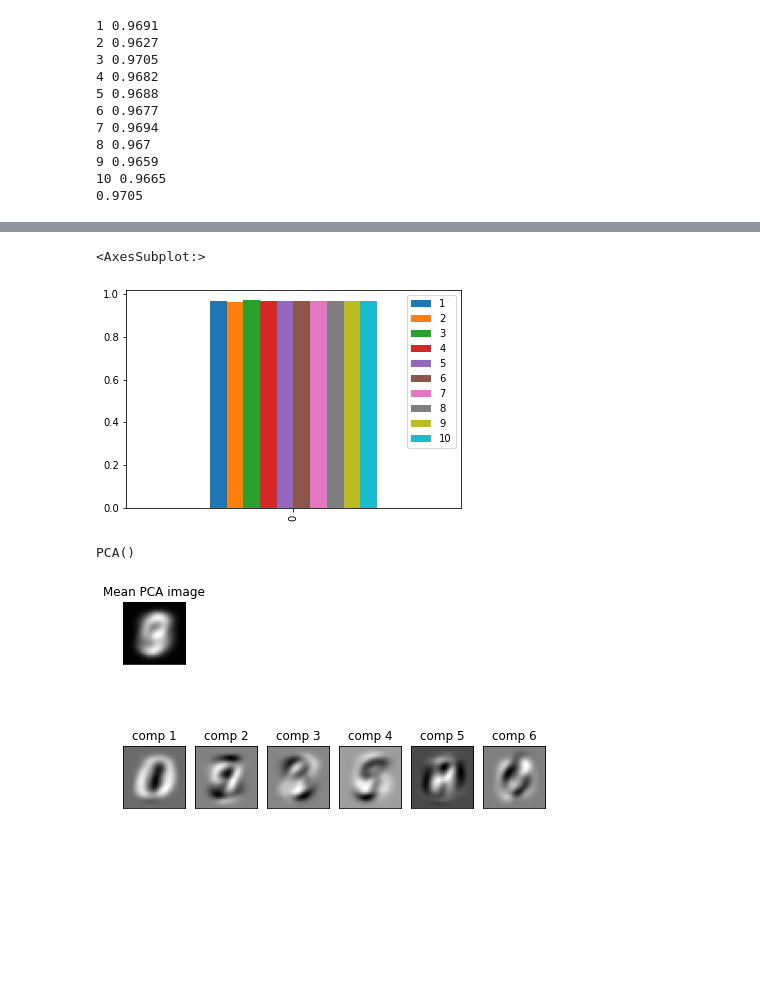
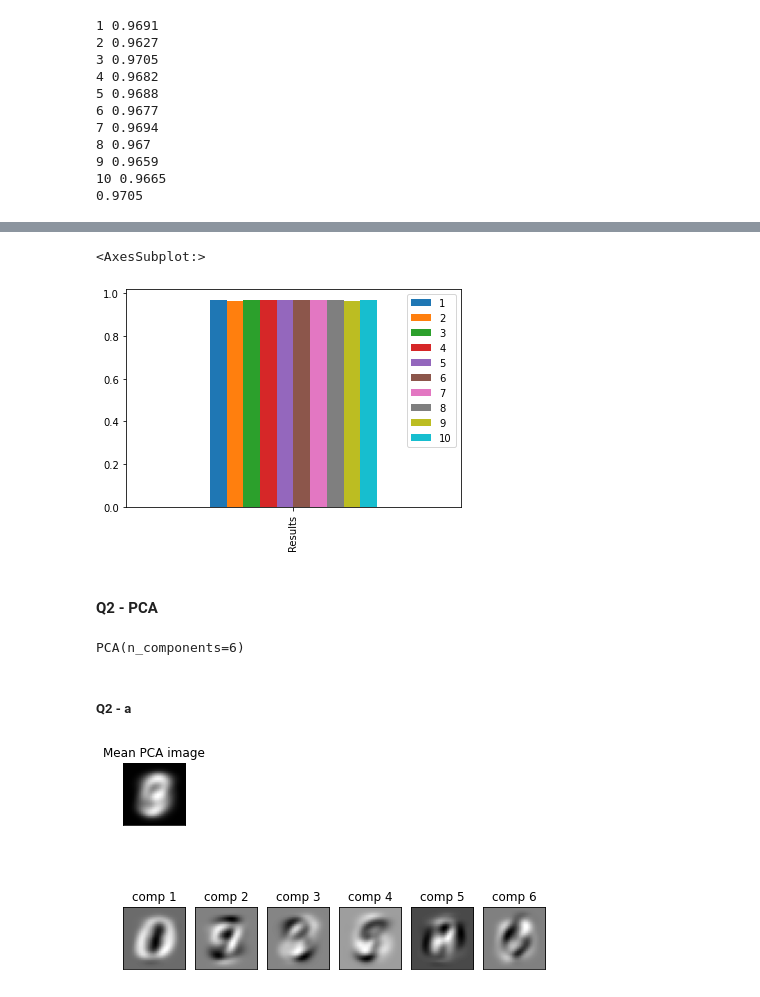
Before and after one commit to LeonGrn/ML-Train, a Jupyter notebook: Maman12.ipynb, the cells around one changed output, grey strips where cells are left out. Saved outputs shown, nothing was run; the diff lists cells and outputs as text; code cells hidden in the pictures; blank space fills up the shorter version.

```diff
--- a/Maman12.ipynb
+++ b/Maman12.ipynb
@@ -30,8 +33,3 @@ count_trainset
  7: 6265,
  8: 5851,
  9: 5949}
-# %%
-count_testset = {k:0 for k in range(0,10)}
-for k in y_test:
-    count_testset[k] = count_testset[k] + 1
-count_testset
@@ -83,4 +72,10 @@ print(max(best_result))
 10 0.9665
 0.9705
 # %%
-best_result = [[x] for x in best_result]
+try:
+    if best_result_calculated:
+        print("Already is calculated")
+except:
+    best_result = [[x] for x in best_result]
+
+best_result_calculated = True
@@ -89,5 +98,6 @@ d = {(k + 1):best_result[k] for k in range(0,10)}
 # %%
-pd.DataFrame.from_dict(d).plot(kind = 'bar')
+#pd.DataFrame.from_dict(d).plot(kind = 'bar')
+pd.DataFrame(d, index=['Results']).plot(kind='bar')
 # %% [output]
 <AxesSubplot:>
-[figure, old version]
+[figure, new version]
@@ -96 +104,3 @@ pd.DataFrame.from_dict(d).plot(kind = 'bar')
+# %% [markdown]
+#### Q2 - PCA
 # %%
@@ -98,5 +109,7 @@ pca = PCA(6)
 # %%
 pca.fit(x_train)
 # %% [output]
-PCA()
+PCA(n_components=6)
+# %% [markdown]
+##### Q2 - a
 # %%
```
Also changed, not shown: parts of 29 cells of this notebook.
